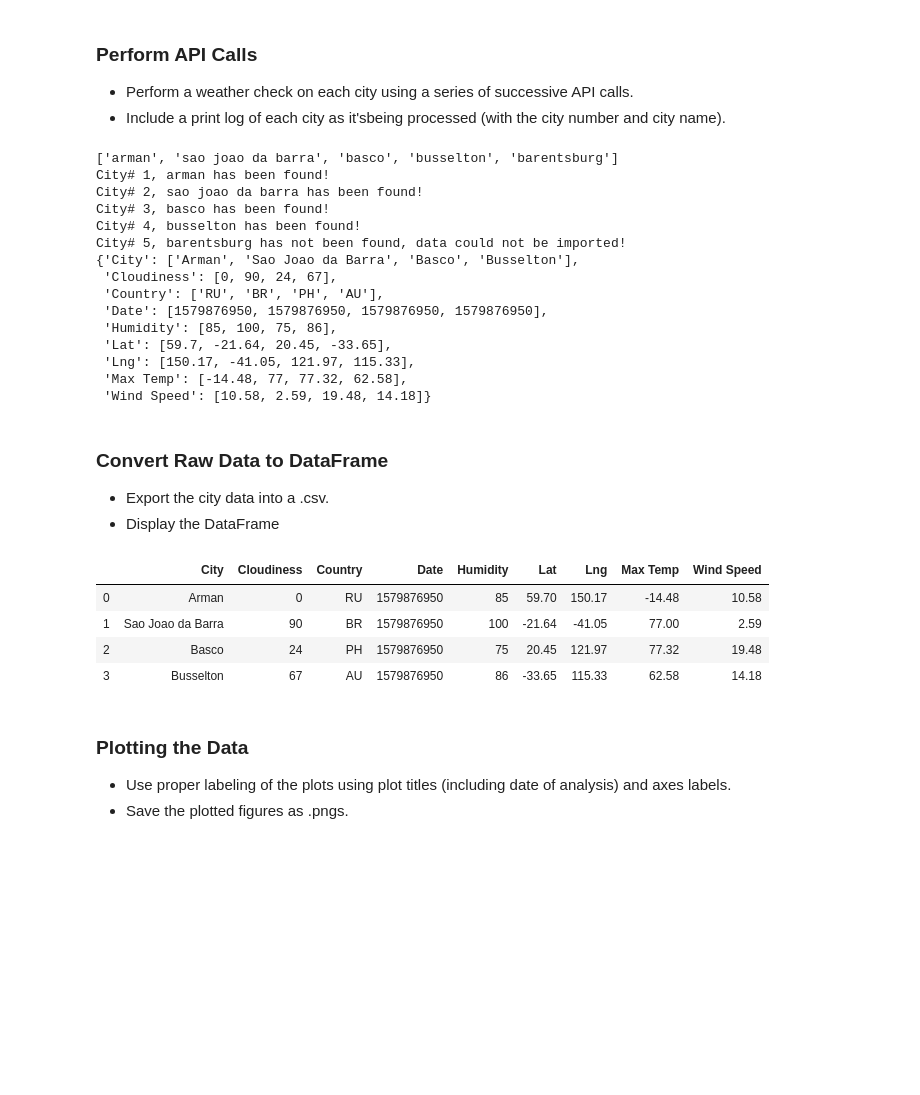
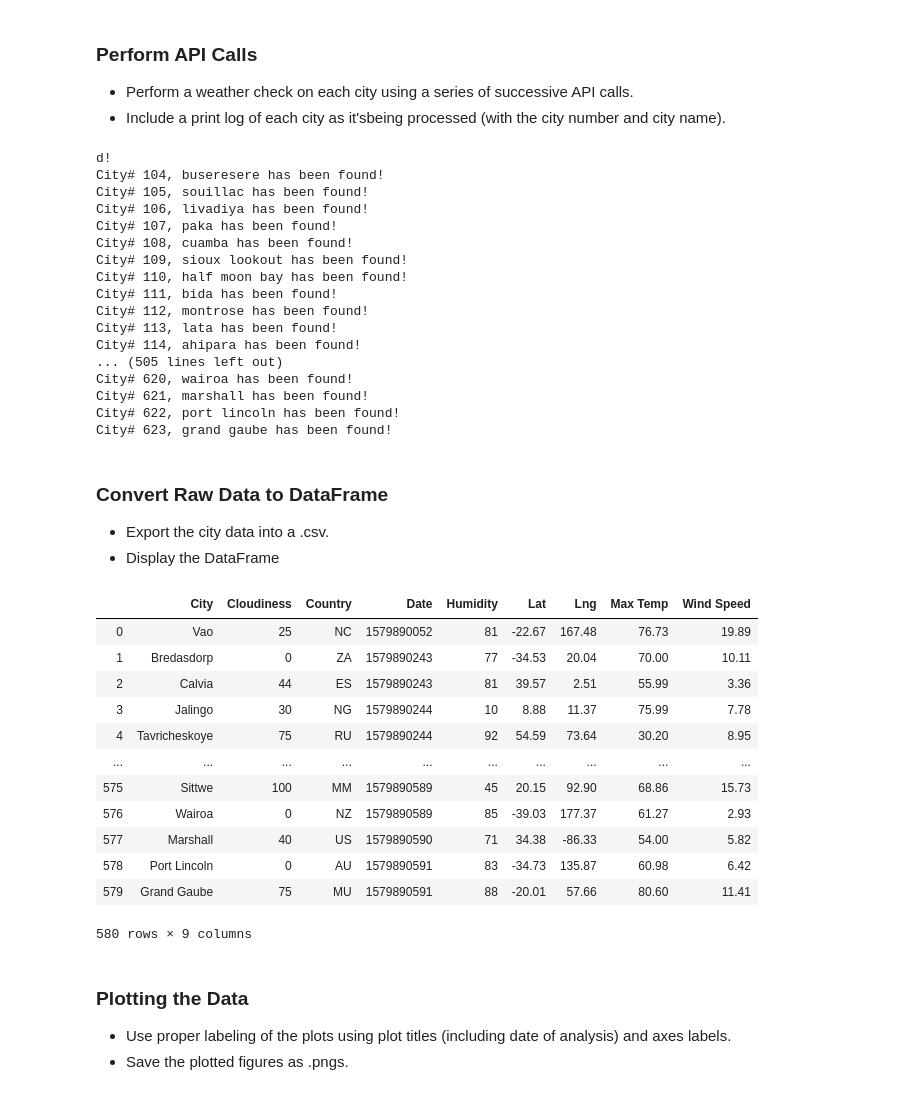
Before and after one commit to jaime030690/python_api_challenge, a Jupyter notebook: starter_code/WeatherPy.ipynb, the cells around one changed output. Cells and saved outputs as stored; diff of their text form; code cells hidden in the pictures; blank space fills up the shorter version.

```diff
--- a/starter_code/WeatherPy.ipynb
+++ b/starter_code/WeatherPy.ipynb
@@ -74,6 +74,11 @@ weather_info = {
 count = 1
 
 for city in cities:
+
+    break
+    ''''''''''''''''''''''''''''''''''''''''''''''
+    DO NOT BREAK REMOVE UNLESS NEW DATA'S NEEDED!!
+    ''''''''''''''''''''''''''''''''''''''''''''''
 
     response = requests.get(f'{url}appid={weather_api_key}&units={units}&q={city}').json()
     time.sleep(0.5)
@@ -98,34 +103,45 @@ for city in cities:
 
     count += 1
 # %% [output]
-['arman', 'sao joao da barra', 'basco', 'busselton', 'barentsburg']
-City# 1, arman has been found!
-City# 2, sao joao da barra has been found!
-City# 3, basco has been found!
-City# 4, busselton has been found!
-City# 5, barentsburg has not been found, data could not be imported!
-{'City': ['Arman', 'Sao Joao da Barra', 'Basco', 'Busselton'],
- 'Cloudiness': [0, 90, 24, 67],
- 'Country': ['RU', 'BR', 'PH', 'AU'],
- 'Date': [1579876950, 1579876950, 1579876950, 1579876950],
- 'Humidity': [85, 100, 75, 86],
- 'Lat': [59.7, -21.64, 20.45, -33.65],
- 'Lng': [150.17, -41.05, 121.97, 115.33],
- 'Max Temp': [-14.48, 77, 77.32, 62.58],
- 'Wind Speed': [10.58, 2.59, 19.48, 14.18]}
+d!
+City# 104, buseresere has been found!
+City# 105, souillac has been found!
+City# 106, livadiya has been found!
+City# 107, paka has been found!
+City# 108, cuamba has been found!
+City# 109, sioux lookout has been found!
+City# 110, half moon bay has been found!
+City# 111, bida has been found!
+City# 112, montrose has been found!
+City# 113, lata has been found!
+City# 114, ahipara has been found!
+... (505 lines left out)
+City# 620, wairoa has been found!
+City# 621, marshall has been found!
+City# 622, port lincoln has been found!
+City# 623, grand gaube has been found!
 # %% [markdown]
 ### Convert Raw Data to DataFrame
 * Export the city data into a .csv.
 * Display the DataFrame
 # %%
 weather_df = pd.DataFrame(weather_info)
+weather_df.to_csv('../output_data/cities.csv', index = False)
 weather_df
 # %% [output]
 |  | City | Cloudiness | Country | Date | Humidity | Lat | Lng | Max Temp | Wind Speed |
-| 0 | Arman | 0 | RU | 1579876950 | 85 | 59.70 | 150.17 | -14.48 | 10.58 |
-| 1 | Sao Joao da Barra | 90 | BR | 1579876950 | 100 | -21.64 | -41.05 | 77.00 | 2.59 |
-| 2 | Basco | 24 | PH | 1579876950 | 75 | 20.45 | 121.97 | 77.32 | 19.48 |
-| 3 | Busselton | 67 | AU | 1579876950 | 86 | -33.65 | 115.33 | 62.58 | 14.18 |
+| 0 | Vao | 25 | NC | 1579890052 | 81 | -22.67 | 167.48 | 76.73 | 19.89 |
+| 1 | Bredasdorp | 0 | ZA | 1579890243 | 77 | -34.53 | 20.04 | 70.00 | 10.11 |
+| 2 | Calvia | 44 | ES | 1579890243 | 81 | 39.57 | 2.51 | 55.99 | 3.36 |
+| 3 | Jalingo | 30 | NG | 1579890244 | 10 | 8.88 | 11.37 | 75.99 | 7.78 |
+| 4 | Tavricheskoye | 75 | RU | 1579890244 | 92 | 54.59 | 73.64 | 30.20 | 8.95 |
+| ... | ... | ... | ... | ... | ... | ... | ... | ... | ... |
+| 575 | Sittwe | 100 | MM | 1579890589 | 45 | 20.15 | 92.90 | 68.86 | 15.73 |
+| 576 | Wairoa | 0 | NZ | 1579890589 | 85 | -39.03 | 177.37 | 61.27 | 2.93 |
+| 577 | Marshall | 40 | US | 1579890590 | 71 | 34.38 | -86.33 | 54.00 | 5.82 |
+| 578 | Port Lincoln | 0 | AU | 1579890591 | 83 | -34.73 | 135.87 | 60.98 | 6.42 |
+| 579 | Grand Gaube | 75 | MU | 1579890591 | 88 | -20.01 | 57.66 | 80.60 | 11.41 |
+580 rows × 9 columns
 # %% [markdown]
 ### Plotting the Data
 * Use proper labeling of the plots using plot titles (including date of analysis) and axes labels.
```
Also changed, not shown: parts of 7 cells of this notebook, 1 other file.
